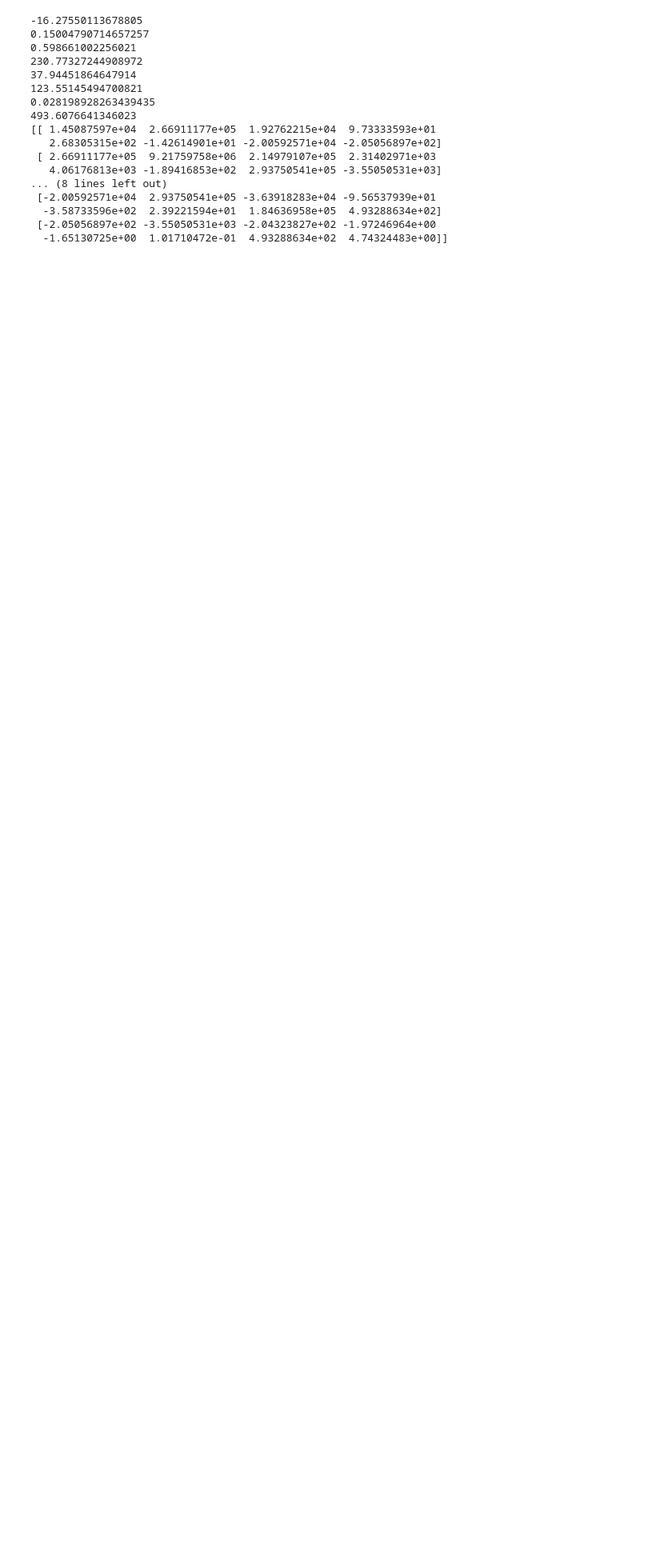
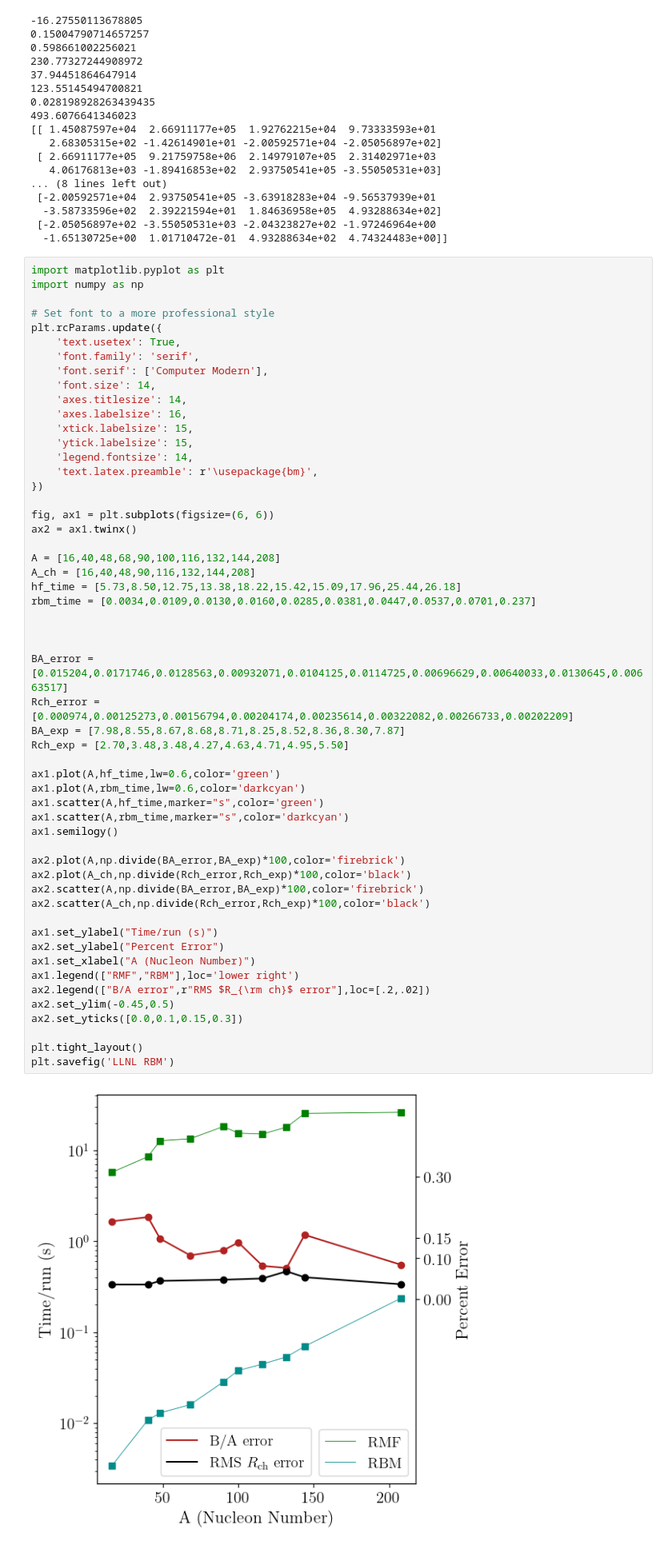
Before and after one commit to torquteam/RBM, a Jupyter notebook: Plots.ipynb, the cells around one changed output. Shown at 80% size. Drawn from its saved outputs; the diff is of its cells as text; blank space fills up the shorter version.

```diff
--- a/Plots.ipynb
+++ b/Plots.ipynb
@@ -176,3 +158,59 @@ print(invcov)
   -3.58733596e+02  2.39221594e+01  1.84636958e+05  4.93288634e+02]
  [-2.05056897e+02 -3.55050531e+03 -2.04323827e+02 -1.97246964e+00
   -1.65130725e+00  1.01710472e-01  4.93288634e+02  4.74324483e+00]]
+# %%
+import matplotlib.pyplot as plt
+import numpy as np
+
+# Set font to a more professional style
+plt.rcParams.update({
+    'text.usetex': True,
+    'font.family': 'serif',
+    'font.serif': ['Computer Modern'],
+    'font.size': 14,
+    'axes.titlesize': 14,
+    'axes.labelsize': 16,
+    'xtick.labelsize': 15,
+    'ytick.labelsize': 15,
+    'legend.fontsize': 14,
+    'text.latex.preamble': r'\usepackage{bm}',
+})
+
+fig, ax1 = plt.subplots(figsize=(6, 6))
+ax2 = ax1.twinx()
+
+A = [16,40,48,68,90,100,116,132,144,208]
+A_ch = [16,40,48,90,116,132,144,208]
+hf_time = [5.73,8.50,12.75,13.38,18.22,15.42,15.09,17.96,25.44,26.18]
+rbm_time = [0.0034,0.0109,0.0130,0.0160,0.0285,0.0381,0.0447,0.0537,0.0701,0.237]
+
+
+
+BA_error = [0.015204,0.0171746,0.0128563,0.00932071,0.0104125,0.0114725,0.00696629,0.00640033,0.0130645,0.00663517]
+Rch_error = [0.000974,0.00125273,0.00156794,0.00204174,0.00235614,0.00322082,0.00266733,0.00202209]
+BA_exp = [7.98,8.55,8.67,8.68,8.71,8.25,8.52,8.36,8.30,7.87]
+Rch_exp = [2.70,3.48,3.48,4.27,4.63,4.71,4.95,5.50]
+
+ax1.plot(A,hf_time,lw=0.6,color='green')
+ax1.plot(A,rbm_time,lw=0.6,color='darkcyan')
+ax1.scatter(A,hf_time,marker="s",color='green')
+ax1.scatter(A,rbm_time,marker="s",color='darkcyan')
+ax1.semilogy()
+
+ax2.plot(A,np.divide(BA_error,BA_exp)*100,color='firebrick')
+ax2.plot(A_ch,np.divide(Rch_error,Rch_exp)*100,color='black')
+ax2.scatter(A,np.divide(BA_error,BA_exp)*100,color='firebrick')
+ax2.scatter(A_ch,np.divide(Rch_error,Rch_exp)*100,color='black')
+
+ax1.set_ylabel("Time/run (s)")
+ax2.set_ylabel("Percent Error")
+ax1.set_xlabel("A (Nucleon Number)")
+ax1.legend(["RMF","RBM"],loc='lower right')
+ax2.legend(["B/A error",r"RMS $R_{\rm ch}$ error"],loc=[.2,.02])
+ax2.set_ylim(-0.45,0.5)
+ax2.set_yticks([0.0,0.1,0.15,0.3])
+
+plt.tight_layout()
+plt.savefig('LLNL RBM')
+# %% [output]
+[figure, added]
```
Also changed, not shown: parts of 3 cells of this notebook, 5 other files.
